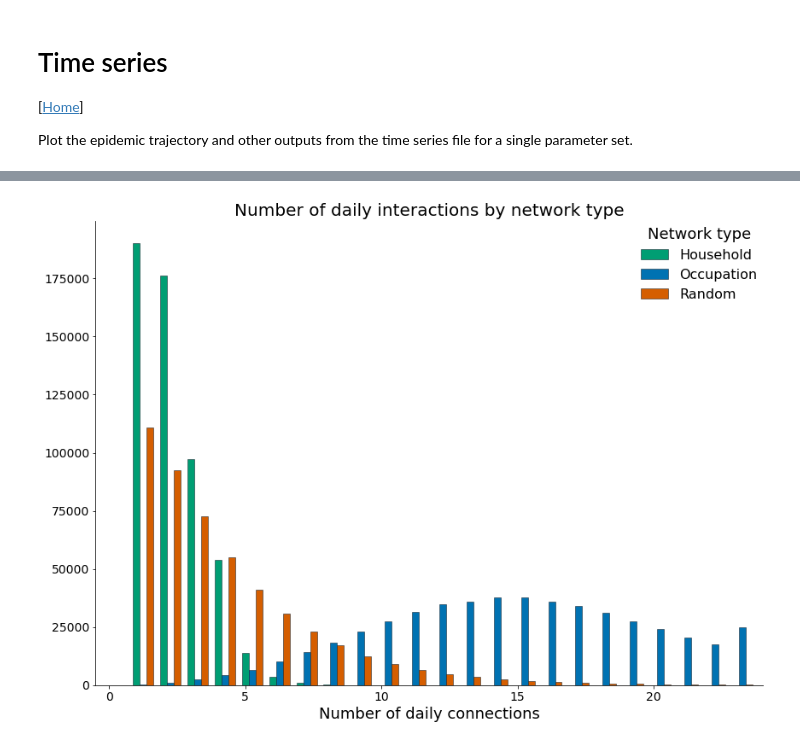
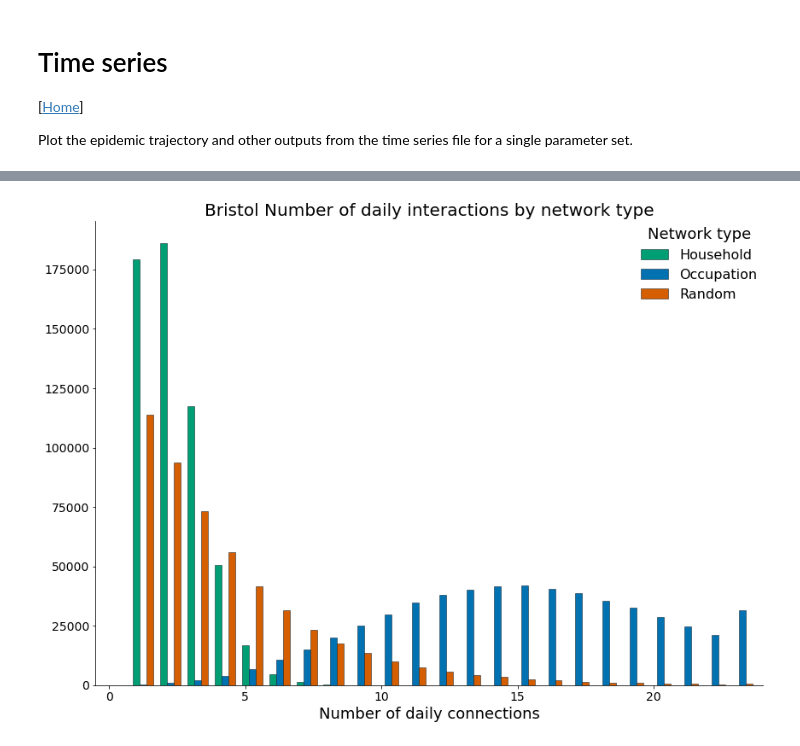
Before and after one commit to crispianm/COVID-Spatial-Sim, a Jupyter notebook: OpenABM-Covid19-feature-spatial/examples/AA_example_imperial.ipynb, the cells around one changed output, grey strips where cells are left out. Cells and saved outputs as stored; diff of their text form; code cells hidden in the pictures.

```diff
--- a/OpenABM-Covid19-feature-spatial/examples/AA_example_imperial.ipynb
+++ b/OpenABM-Covid19-feature-spatial/examples/AA_example_imperial.ipynb
@@ -550,14 +449,14 @@ interaction_labels = [c.name[1:].title() for c in TransmissionTypeEnum]
 # %%
 plt.rcParams['figure.figsize'] = [14, 10]
 # Count interactions for each individual by "type" of interaction
-df_agg = df_interact.groupby(["ID_1", "type"])["ID_1"].count().reset_index(name = "count")
+df_agg = bristol_df_interact.groupby(["ID_1", "type"])["ID_1"].count().reset_index(name = "count")
 
 # Plot histogram of interaction by network type
 fig, ax = plotting.plot_hist_by_group(df_agg, groupvar = "type", binvar = "count",
     groups = interaction_types, bins = 25, group_colours = plotting.network_colours,
     group_labels = interaction_labels,
     xlabel = "Number of daily connections",
-    title = "Number of daily interactions by network type",
+    title = "Bristol Number of daily interactions by network type",
     legend_title = "Network type")
 # %% [output]
-[figure, old version]
+[figure, new version]
```
Also changed, not shown: parts of 31 cells of this notebook, 3 other files.
